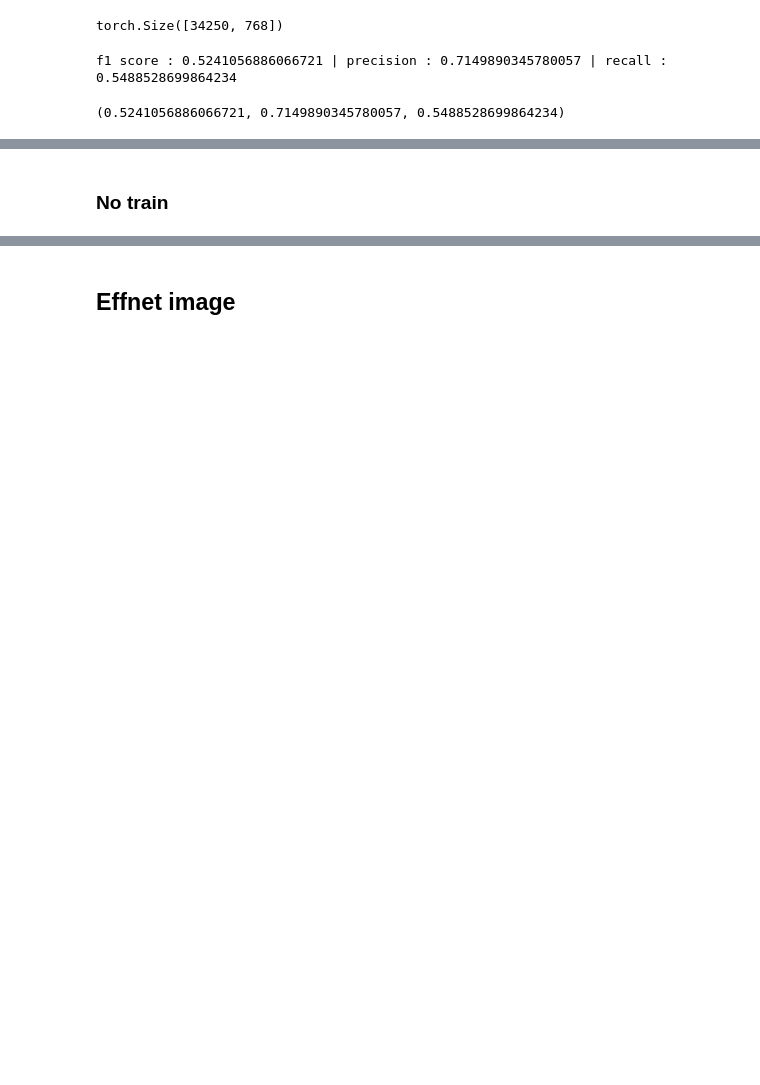
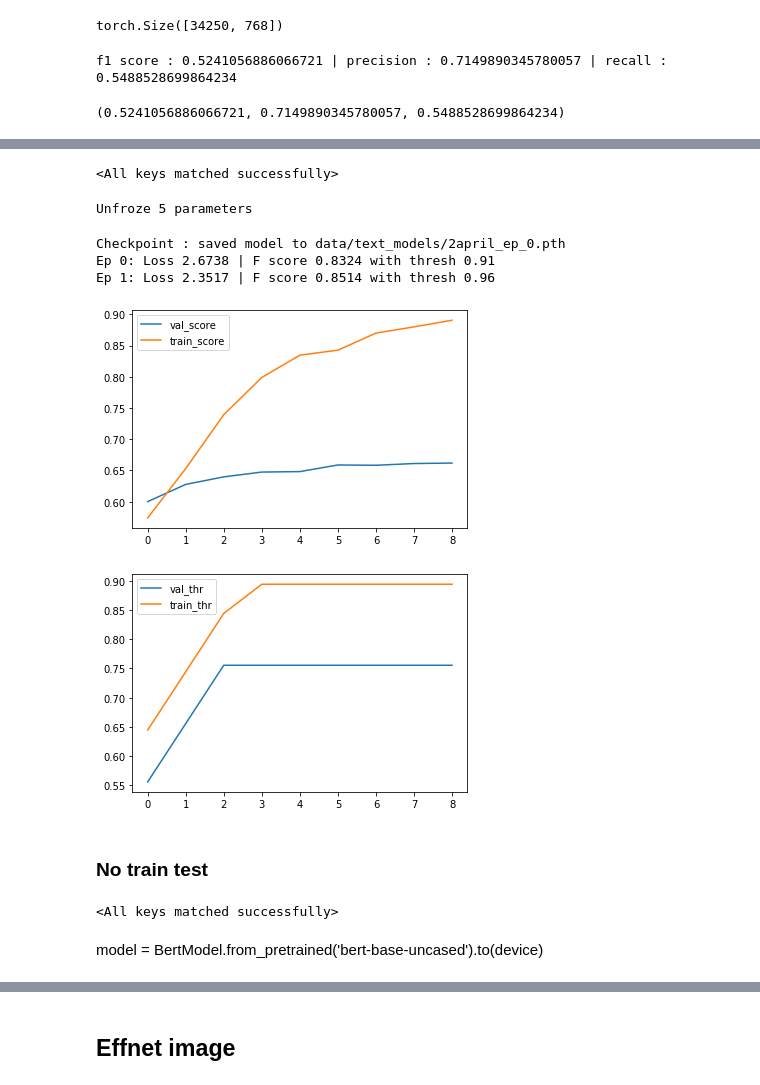
Before and after one commit to amaudruz/shopee, a Jupyter notebook: arcface.ipynb, the cells around one changed output, grey strips where cells are left out. Saved outputs shown, nothing was run; the diff lists cells and outputs as text; code cells hidden in the pictures; blank space fills up the shorter version.

```diff
--- a/arcface.ipynb
+++ b/arcface.ipynb
@@ -458,0 +652,8 @@ f1 score : 0.5241056886066721 | precision : 0.7149890345780057 | recall : 0.5488
+# %%
+best_thr_score, thr_score_hist, losses = train_full_data(model, optimizer, lf, sched, metric_fc, tr_dl,
+                                               n_epochs, train_df,
+                                               save_path=save_path,
+                                               prev_best_info=best_thr_score, info_history=thr_score_hist,
+                                               ep_start=ep_start)
+loss_hist.append(losses)
+ep_start += n_epochs
@@ -458,0 +667,11 @@ f1 score : 0.5241056886066721 | precision : 0.7149890345780057 | recall : 0.5488
+# %%
+model.load_state_dict(torch.load(save_path+'_mod_3fr.pth'))
+metric_fc.load_state_dict(torch.load(save_path+'_met_3fr.pth'))
+# %% [output]
+<All keys matched successfully>
+# %%
+n_epochs, lf, params, optimizer, sched = get_hparams(tr_dl, model, metric_fc, lr=1e-5, n_epochs=2)
+freeze_bert_embeddings(model)
+freeze(model)
+# %% [output]
+Unfroze 5 parameters
@@ -458,0 +680,12 @@ f1 score : 0.5241056886066721 | precision : 0.7149890345780057 | recall : 0.5488
+# %%
+best_thr_score, thr_score_hist, losses = train_full_data(model, optimizer, lf, sched, metric_fc, tr_dl,
+                                               n_epochs, train_df,
+                                               save_path=save_path,
+                                               prev_best_info=best_thr_score, info_history=thr_score_hist,
+                                               ep_start=ep_start)
+loss_hist.append(losses)
+ep_start += n_epochs
+# %% [output]
+Checkpoint : saved model to data/text_models/2april_ep_0.pth
+Ep 0: Loss 2.6738 | F score 0.8324 with thresh 0.91
+Ep 1: Loss 2.3517 | F score 0.8514 with thresh 0.96
@@ -459,2 +694,7 @@ f1 score : 0.5241056886066721 | precision : 0.7149890345780057 | recall : 0.5488
+# %%
+plot_hist(thr_score_hist)
+# %% [output]
+[figure, added]
+[figure, added]
 # %% [markdown]
-### No train
+### No train test
@@ -466 +701,7 @@ model = BertModel.from_pretrained('bert-base-uncased').to(device)
+# %%
+model.load_state_dict(torch.load('data/text_models/4ap_bert_8ep.pth'))
+# %% [output]
+<All keys matched successfully>
+# %% [markdown]
+model = BertModel.from_pretrained('bert-base-uncased').to(device)
 # %%
```
Also changed, not shown: parts of 54 cells of this notebook, 1 other file.
